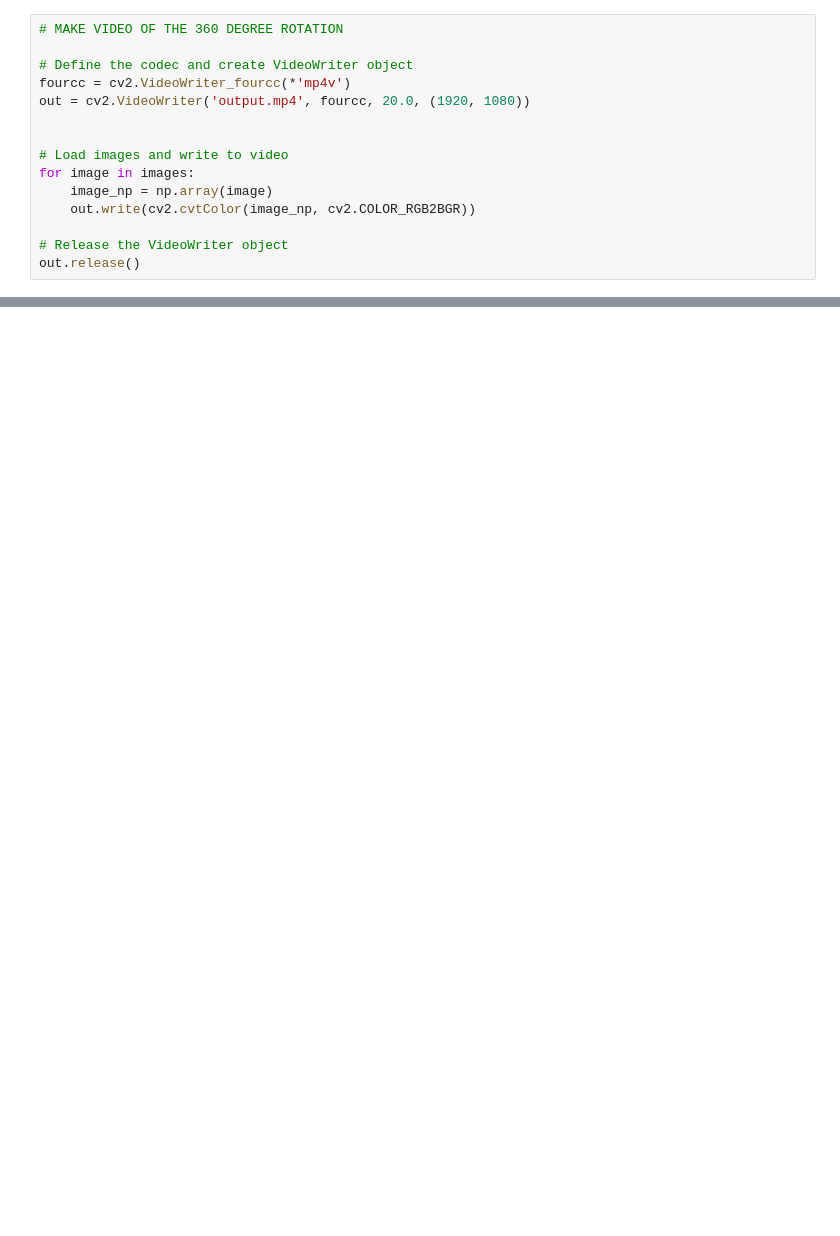
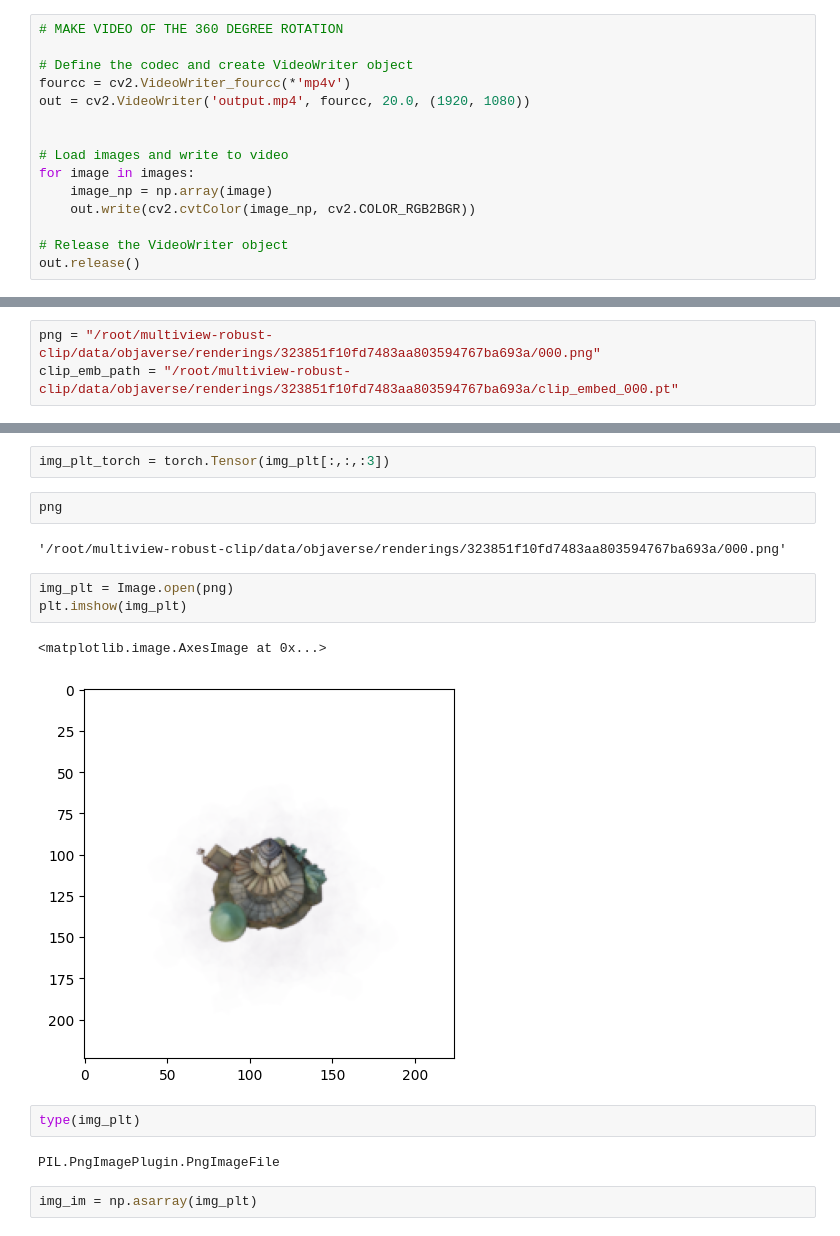
Before and after one commit to danielkorth/multiview-consistent-clip, a Jupyter notebook: notebooks/initial_experiments.ipynb, the cells around one changed output, grey strips where cells are left out. Drawn from its saved outputs; the diff is of its cells as text; blank space fills up the shorter version.

```diff
--- a/notebooks/initial_experiments.ipynb
+++ b/notebooks/initial_experiments.ipynb
@@ -94,0 +215,3 @@ out.release()
+# %%
+png = "/root/multiview-robust-clip/data/objaverse/renderings/323851f10fd7483aa803594767ba693a/000.png"
+clip_emb_path = "/root/multiview-robust-clip/data/objaverse/renderings/323851f10fd7483aa803594767ba693a/clip_embed_000.pt"
@@ -94,0 +268,18 @@ out.release()
+# %%
+img_plt_torch = torch.Tensor(img_plt[:,:,:3])
+# %%
+png
+# %% [output]
+'/root/multiview-robust-clip/data/objaverse/renderings/323851f10fd7483aa803594767ba693a/000.png'
+# %%
+img_plt = Image.open(png)
+plt.imshow(img_plt)
+# %% [output]
+<matplotlib.image.AxesImage at 0x...>
+[figure, added]
+# %%
+type(img_plt)
+# %% [output]
+PIL.PngImagePlugin.PngImageFile
+# %%
+img_im = np.asarray(img_plt)
```
Also changed, not shown: parts of 23 cells of this notebook, 17 other files.
